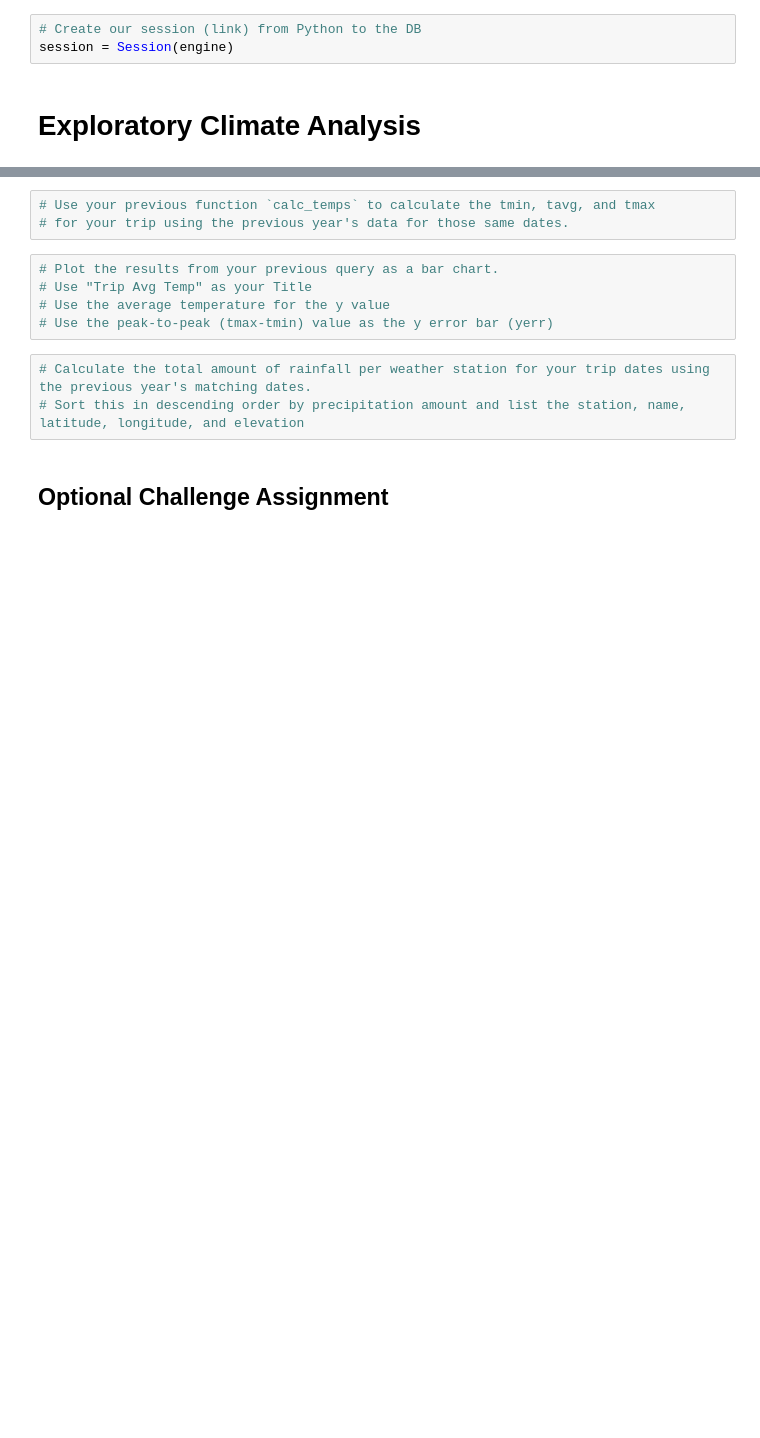
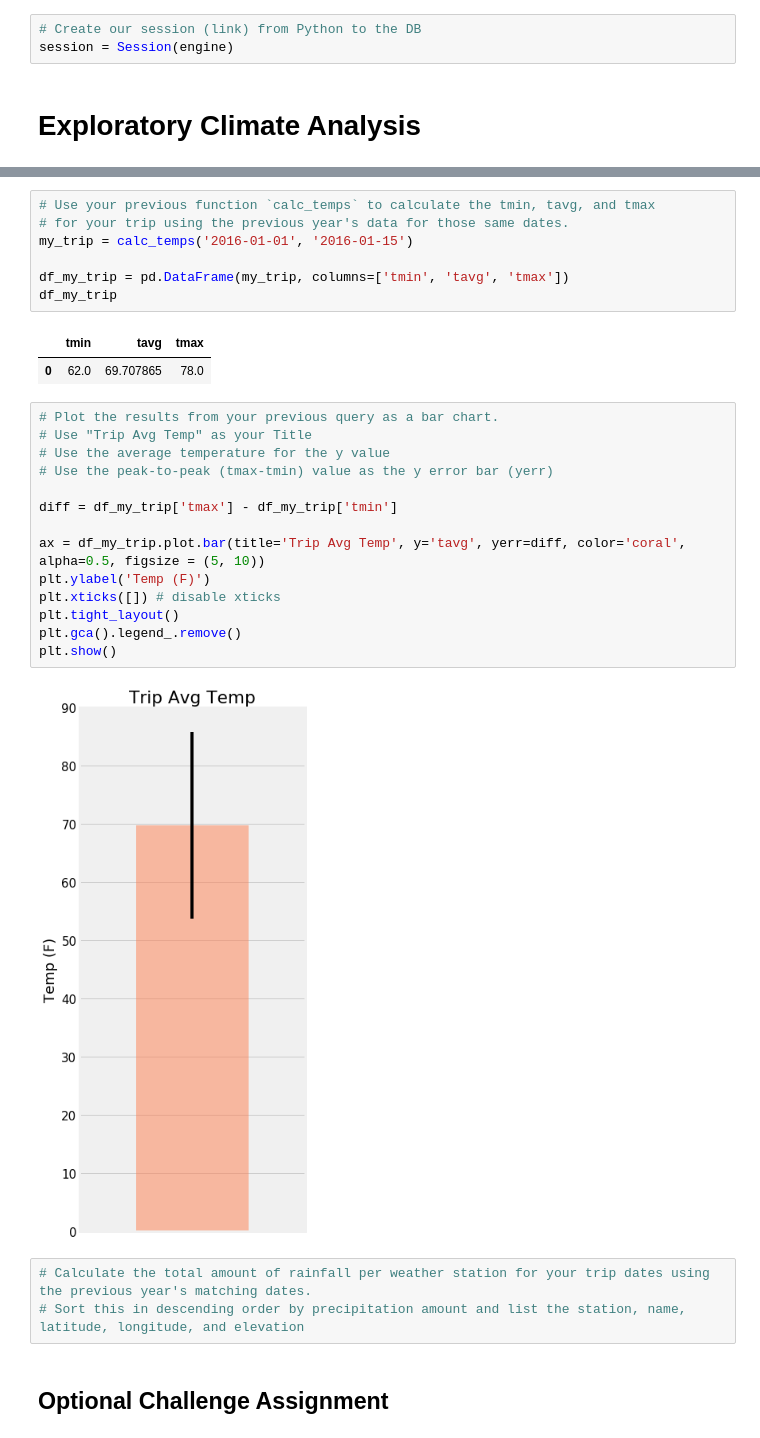
Before and after one commit to wenbin-billy-zhao/Advanced-Python-DBAPI-SQLAlchemy-Project, a Jupyter notebook: climate_starter.ipynb, the cells around one changed output, grey strips where cells are left out. Drawn from its saved outputs; the diff is of its cells as text; blank space fills up the shorter version.

```diff
--- a/climate_starter.ipynb
+++ b/climate_starter.ipynb
@@ -121,11 +203,29 @@ print(calc_temps('2012-02-28', '2012-03-05'))
 # %%
 # Use your previous function `calc_temps` to calculate the tmin, tavg, and tmax
 # for your trip using the previous year's data for those same dates.
+my_trip = calc_temps('2016-01-01', '2016-01-15')
+
+df_my_trip = pd.DataFrame(my_trip, columns=['tmin', 'tavg', 'tmax'])
+df_my_trip
+# %% [output]
+|  | tmin | tavg | tmax |
+| 0 | 62.0 | 69.707865 | 78.0 |
 # %%
 # Plot the results from your previous query as a bar chart.
 # Use "Trip Avg Temp" as your Title
 # Use the average temperature for the y value
 # Use the peak-to-peak (tmax-tmin) value as the y error bar (yerr)
+
+diff = df_my_trip['tmax'] - df_my_trip['tmin']
+
+ax = df_my_trip.plot.bar(title='Trip Avg Temp', y='tavg', yerr=diff, color='coral', alpha=0.5, figsize = (5, 10))
+plt.ylabel('Temp (F)')
+plt.xticks([]) # disable xticks
+plt.tight_layout()
+plt.gca().legend_.remove()
+plt.show()
+# %% [output]
+[figure, added]
 # %%
 # Calculate the total amount of rainfall per weather station for your trip dates using the previous year's matching dates.
 # Sort this in descending order by precipitation amount and list the station, name, latitude, longitude, and elevation
```
Also changed, not shown: parts of 17 cells of this notebook, 1 other file.
